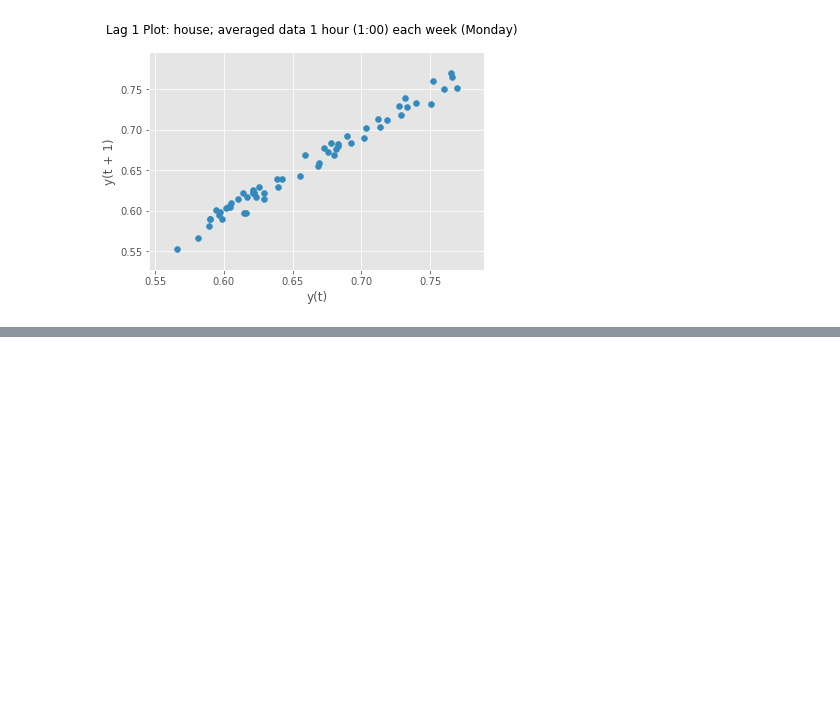
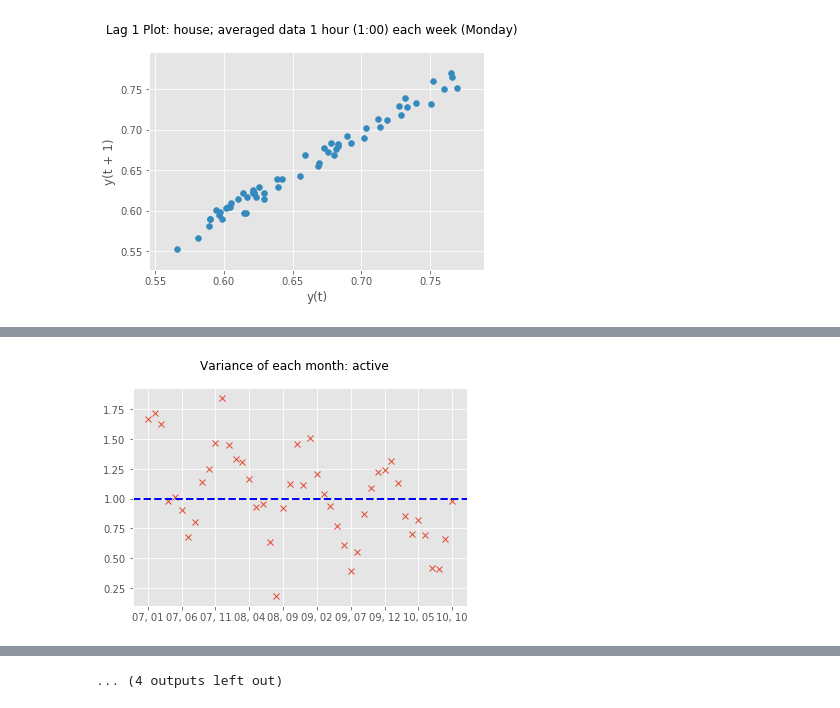
Before and after one commit to dsjstc/EnergyPrj, a Jupyter notebook: ExplorationPlots.ipynb, the cells around one changed output, grey strips where cells are left out. Cells and saved outputs as stored; diff of their text form; code cells hidden in the pictures; blank space fills up the shorter version.

Commit message:
added variance to run test

```diff
--- a/ExplorationPlots.ipynb
+++ b/ExplorationPlots.ipynb
@@ -281 +302,51 @@ for i in range(0, len(mn.columns)):
 ... (4 outputs left out)
+# %%
+# Check for Stationarity/Nonstationarity using The Runs Test
+
+#VARIANCE
+
+# Split the data into time intervals of equal lengths (1 month) and calculate mean for each interval
+df1 = df
+df1['date'] = pd.to_datetime(df1.index).date
+var = df1.groupby(pd.to_datetime(df1['date']).dt.strftime('%y, %m')).var()
+
+# Remove the first and last mean, as there is not info for the full month
+var = var.iloc[1:]
+var = var.iloc[:-1]
+
+# Plot the means of each interval along with the median of each series of means
+col_v = var.columns
+for i in range(0, len(var.columns)):
+    col = col_v[i]
+    title = 'Variance of each month: ' + col
+    ts = var.iloc[:,i]
+    ts_median = ts.median()
+
+    fig = plt.figure()
+    fig.suptitle(title)
+    ax = plt.axes()
+    ax.plot(ts, marker='x', linewidth=0)
+    ax.axhline(y=ts_median, xmin=0, xmax=50, color='b', linestyle='--', lw=2)
+    ax.xaxis.set_major_locator(plt.MaxNLocator(10))
+
+
+# Count number of means above and below median
+medruns = var
+for i in range(0, len(var.columns)):
+    ts = var.iloc[:,i]
+    ts_median = ts.median()
+    medruns.iloc[:,i] = var.iloc[:,i].apply(lambda x: 1 if x > ts_median else 0)
+
+    col = col_m[i]
+    title = 'Monthly Mean Above/Below Median: ' + col
+
+    fig = plt.figure()
+    fig.suptitle(title)
+    ax = plt.axes()
+    ax.plot(medruns.iloc[:,i], marker='x', linewidth=0)
+    ax.xaxis.set_major_locator(plt.MaxNLocator(10))
+
+
+# NOTE -- still need to compare to number of counts found to known probabilities of runs for random data
+# %% [output]
+[figure, added]
@@ -281,0 +364 @@ for i in range(0, len(mn.columns)):
+... (4 outputs left out)
```
Also changed, not shown: parts of 6 cells of this notebook, 6 other files.
